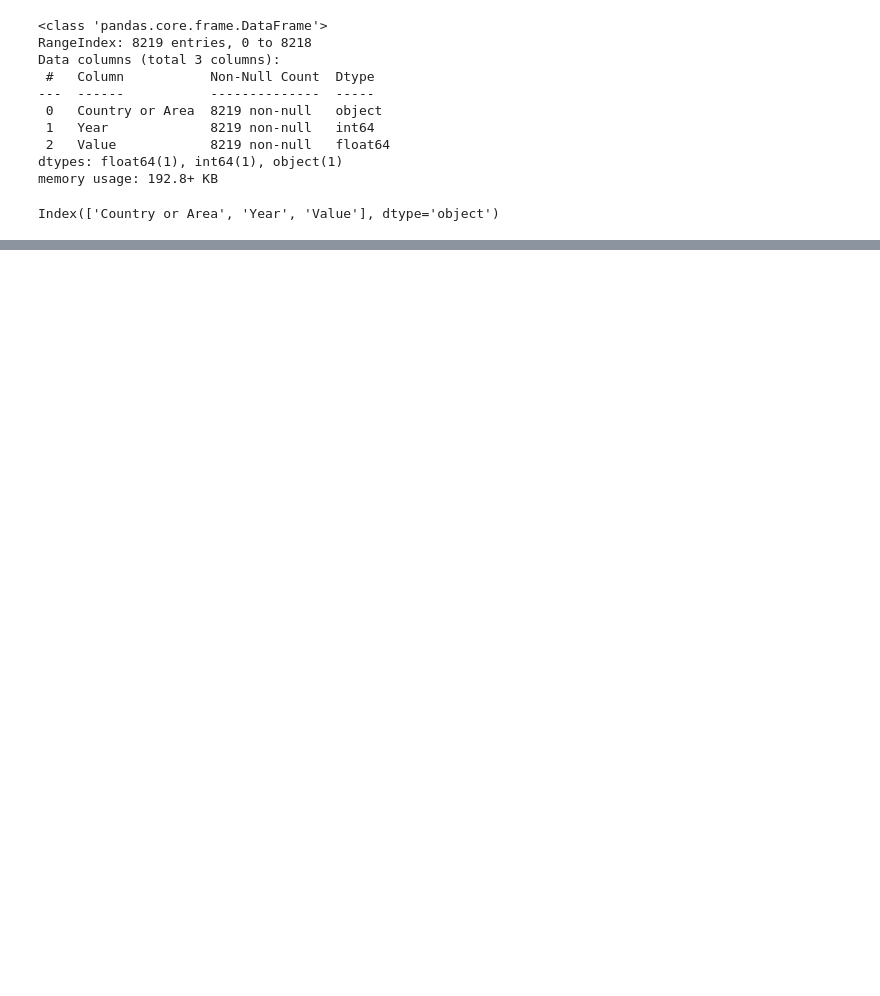
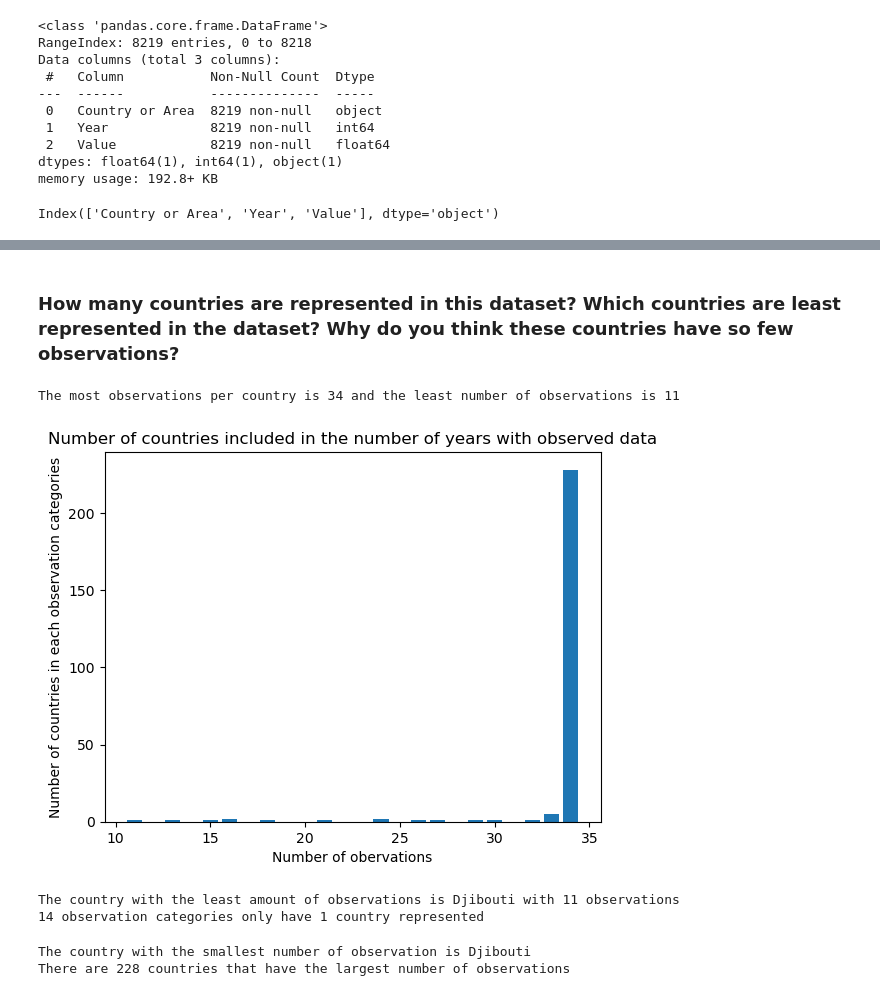
Before and after one commit to nss-data-science-cohort-9/un-exploration-sarahmulloy, a Jupyter notebook: notebooks/UN_Data_Exploration.ipynb, the cells around one changed output, grey strips where cells are left out. Saved outputs shown, nothing was run; the diff lists cells and outputs as text; code cells hidden in the pictures; blank space fills up the shorter version.

```diff
--- a/notebooks/UN_Data_Exploration.ipynb
+++ b/notebooks/UN_Data_Exploration.ipynb
@@ -58,0 +85,46 @@ this is a new cell to test saving the notebook
+# %% [markdown]
+### How many countries are represented in this dataset? Which countries are least represented in the dataset? Why do you think these countries have so few observations?
+# %%
+#calcualte the min and max number of observations for each country
+min_num_obs_pct= gdp_df['Country or Area'].value_counts().unique().min()
+max_num_obs_pct= gdp_df['Country or Area'].value_counts().unique().max()
+print(f"The most observations per country is {max_num_obs_pct} and the least number of observations is {min_num_obs_pct}")
+
+#calcualte the number of countries in each "observation count" category group by using groupby
+nobs_grouped= pd.DataFrame(gdp_df['Country or Area'].value_counts())
+nobs_by_ctry= nobs_grouped.groupby('count')['count'].count()
+
+#Make a plot by number of obervations per country (which means number of years with data for each country)
+plt.bar(x= nobs_by_ctry.index, height=nobs_by_ctry)
+plt.title("Number of countries included in the number of years with observed data")
+plt.xlabel("Number of obervations")
+plt.ylabel("Number of countries in each observation categories")
+plt.show()
+
+#pull out the country index name that has the least number of observations
+ctry_w_min_obs= nobs_grouped[nobs_grouped['count']== nobs_grouped['count'].min()].index
+nobs_min_ctry= nobs_grouped.loc[ctry_w_min_obs]['count'][0]
+# #Summarize the findings
+print(f"The country with the least amount of observations is {ctry_w_min_obs[0]} with {nobs_min_ctry} observations")
+
+#Calculate the number of observations that only have 1 country
+nobs_onecty= (nobs_by_ctry == 1).count()
+
+print(f"{nobs_onecty} observation categories only have 1 country represented")
+# %% [output]
+The most observations per country is 34 and the least number of observations is 11
+[figure, added]
+The country with the least amount of observations is Djibouti with 11 observations
+14 observation categories only have 1 country represented
+# %%
+#additional solution to streamline that analysis:
+
+#Sort by value_counts and then use 'n_largest', and use the keep='all' to include all the "tie" values
+large_country= gdp_df['Country or Area'].value_counts().nlargest(n=1, keep='all').index.to_list()
+small_country= gdp_df['Country or Area'].value_counts().nsmallest(n=1, keep='all').index.to_list()
+
+print(f'The country with the smallest number of observation is {small_country[0]}')
+print(f'There are {len(large_country)} countries that have the largest number of observations')
+# %% [output]
+The country with the smallest number of observation is Djibouti
+There are 228 countries that have the largest number of observations
```
Also changed, not shown: parts of 31 cells of this notebook.
